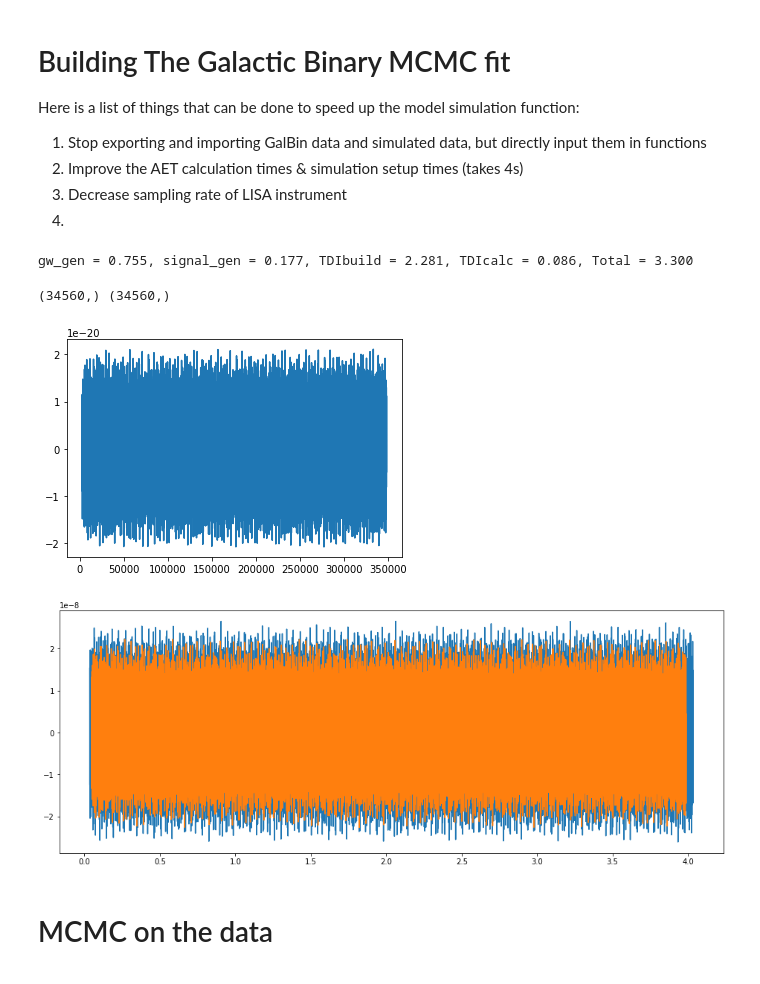
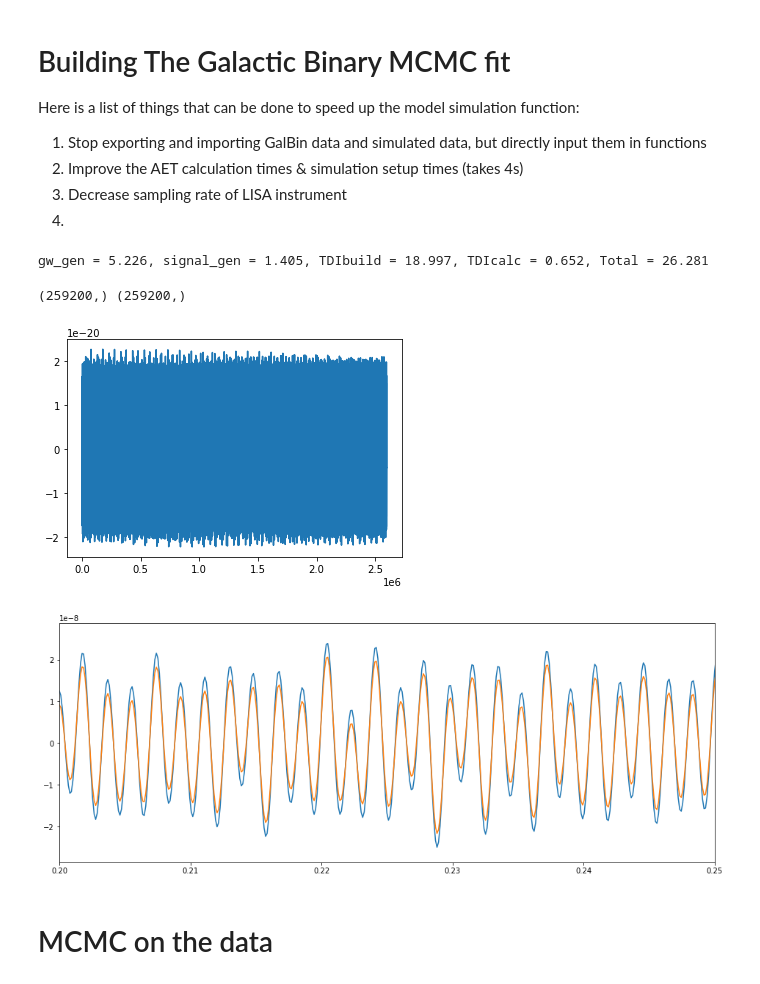
Before and after one commit to BartOuwehand/MP1_LISA, a Jupyter notebook: MCMC_parameter_fit.ipynb, the cells around one changed output. Cells and saved outputs as stored; diff of their text form; code cells hidden in the pictures.

```diff
--- a/MCMC_parameter_fit.ipynb
+++ b/MCMC_parameter_fit.ipynb
@@ -31,7 +31,7 @@ gw_path = 'gws.h5'
 # Setup simluation parameters
 fs = 0.1    # Hz
 day = 86400 # s
-duration = day*1 # X days
+duration = day*30 # X days
 size = duration*fs
 discard = 300
 
@@ -46,7 +46,7 @@ with h5py.File(orbit_path) as orbits:
 
 # Turn on/off binary creation & instrument simulation
 use_verbinaries = True
-run_new_simulation = True
+run_new_simulation = False
 
 # Specify specific number of binaries
 Ngalbins = 8
@@ -107,7 +107,7 @@ if run_new_simulation:
     if os.path.exists(gw_path):
         os.remove(gw_path)
 
-    for a,f,p,beta,lamb in zip(Amp_true, f_true, phi0_true, gw_beta_true, gw_lambda_true):
+    for a,f,p,beta,lamb in zip(Amp_true, f_true, phi0_true_forinst, gw_beta_true, gw_lambda_true):
         source = GalacticBinary(A=a, f=f, phi0=p, orbits=orbit_path ,t0=orbits_t0 + 10, gw_beta=beta, gw_lambda=lamb, dt=1/fs, size=size+300)
         source.write(gw_path)
     #source = GalacticBinary(A=6.4e-23, f=6.22e-3, orbits=orbit_path, t0=orbits_t0+10, gw_beta=0,gw_lambda=0) #HM Cnc
@@ -177,10 +171,10 @@ rawdata = ascii.read(sample_outputf+'.txt')
 sdata = np.array([rawdata['t'],rawdata['A'],rawdata['E'],rawdata['T']])
 # %%
 for i in range(3):
-    plt.plot(sdata[0]/3600,sdata[i+1],label=rec[i],alpha=.5)
+    plt.plot(sdata[0]/day,sdata[i+1],label=rec[i],alpha=.5)
 plt.title('AET datastreams for '+str(duration/day)+'d simulation with all noises')
 plt.legend()
-plt.xlabel('Time (hrs)')
+plt.xlabel('Time (d)')
 plt.ylabel('Amplitude')
 plt.show()
 # %% [output]
@@ -306,20 +285,20 @@ os.remove('gw_tmp.h5')
 # Without interpolate, for 30 days it takes 7s, with interpolate it takes 0.66s
 #but it takes 1.8s to generate the GW's as apposed to 0.68s
 # %% [output]
-gw_gen = 0.755, signal_gen = 0.177, TDIbuild = 2.281, TDIcalc = 0.086, Total = 3.300
+gw_gen = 5.226, signal_gen = 1.405, TDIbuild = 18.997, TDIcalc = 0.652, Total = 26.281
 # %%
 print (t.shape,A.shape)
 plt.plot(t,A)
 plt.show()
 plt.figure(figsize=(16,6))
 plt.plot(t[:-1]/day,dphi_to_dnu(t,A))
 plt.plot(fsdata[0]/day,fsdata[1])
-#plt.xlim(0.2,0.25)
+plt.xlim(0.2,0.25)
 plt.show()
 # %% [output]
-(34560,) (34560,)
+(259200,) (259200,)
-[figure, old version]
+[figure, new version]
-[figure, old version]
+[figure, new version]
 # %% [markdown]
 # MCMC on the data
 # %%
```
Also changed, not shown: parts of 14 cells of this notebook, 1 other file.
